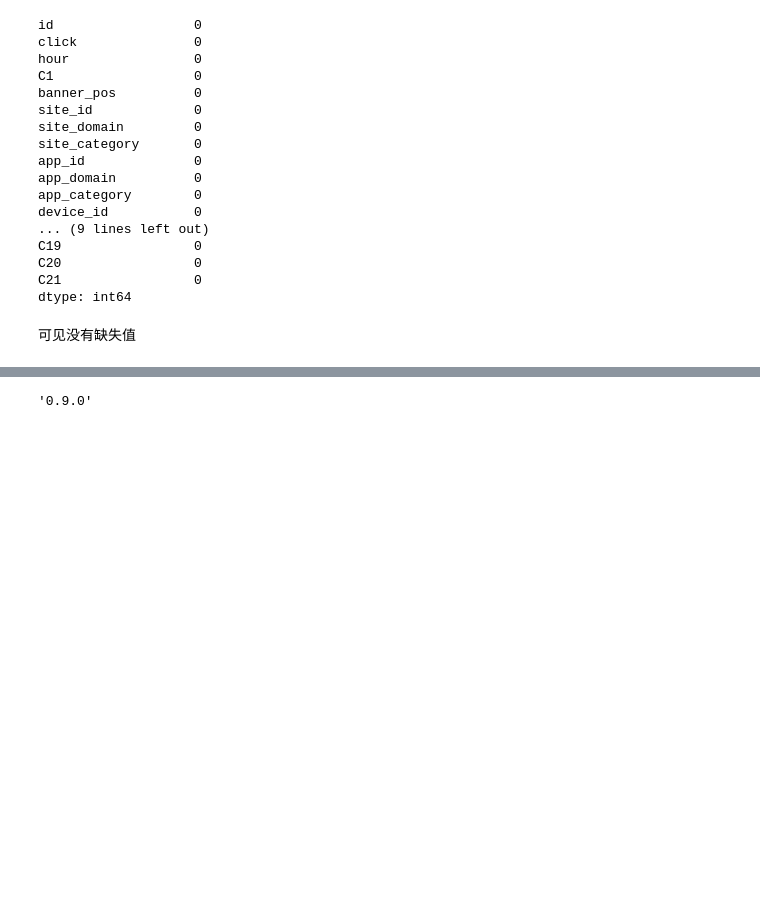
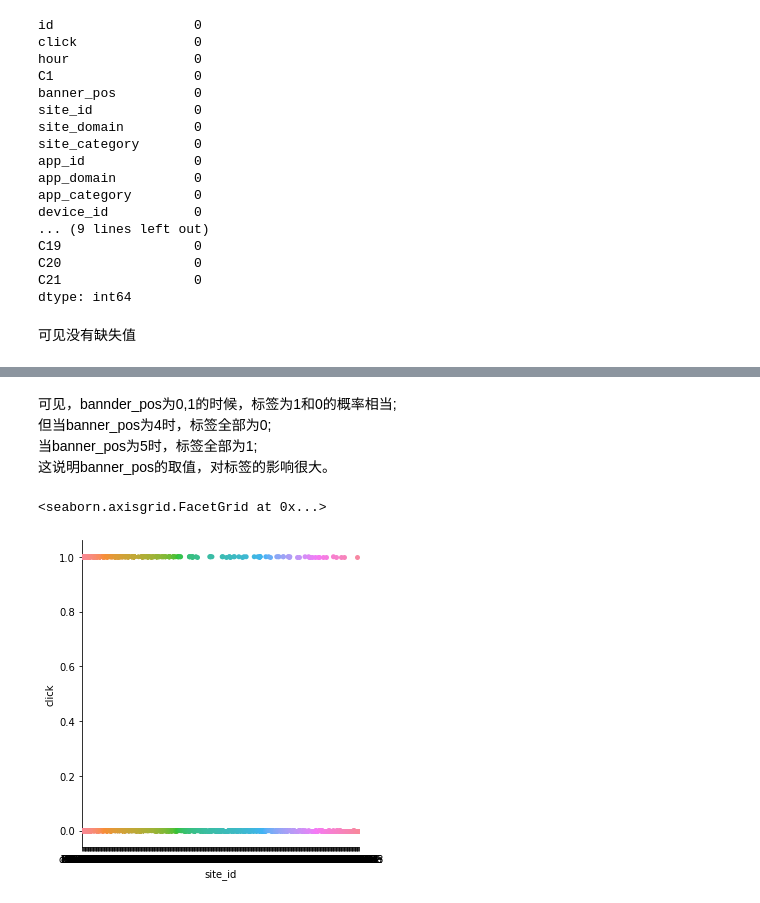
Before and after one commit to henrygas/ctr, a Jupyter notebook: 0_ctr_data_explore.ipynb, the cells around one changed output, grey strips where cells are left out. Drawn from its saved outputs; the diff is of its cells as text; code cells hidden in the pictures; blank space fills up the shorter version.

```diff
--- a/0_ctr_data_explore.ipynb
+++ b/0_ctr_data_explore.ipynb
@@ -191,5 +201,10 @@ Requirement already satisfied, skipping upgrade: six>=1.5 in /usr/local/lib/pyth
-# %%
-import seaborn as sns
-sns.__version__
-# %% [output]
-'0.9.0'
+# %% [markdown]
+可见，bannder_pos为0,1的时候，标签为1和0的概率相当;<br/>
+但当banner_pos为4时，标签全部为0;<br/>
+当banner_pos为5时，标签全部为1;<br/>
+这说明banner_pos的取值，对标签的影响很大。
+# %%
+sns.catplot(x="site_id", y="click", data=train_data)
+# %% [output]
+<seaborn.axisgrid.FacetGrid at 0x...>
+[figure, added]
```
Also changed, not shown: parts of 28 cells of this notebook.
